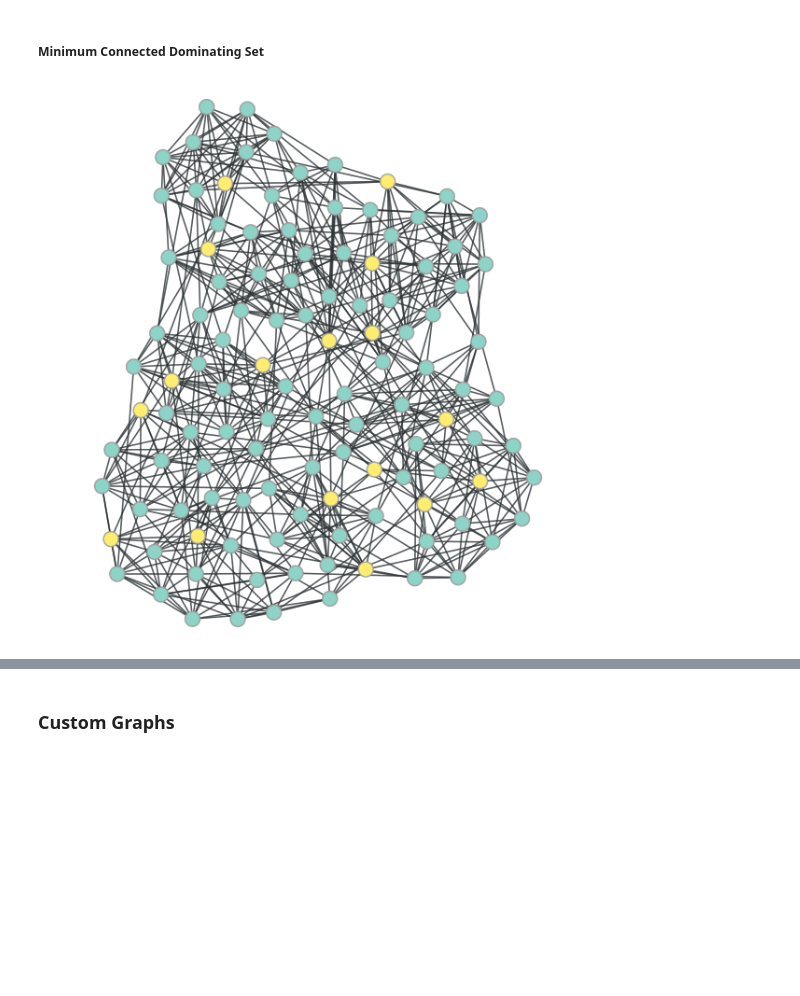
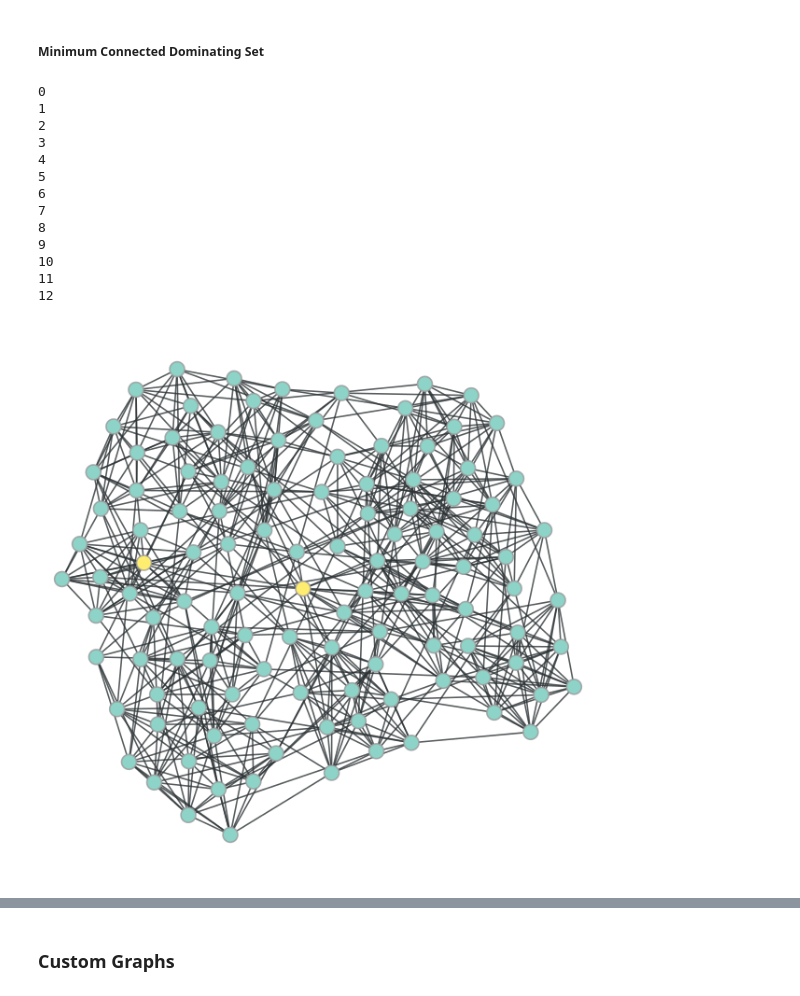
Before and after one commit to achalagarwal/Network-Optimization, a Jupyter notebook: Notebooks/Graph-Tool.ipynb, the cells around one changed output, grey strips where cells are left out. Saved outputs shown, nothing was run; the diff lists cells and outputs as text; code cells hidden in the pictures; blank space fills up the shorter version.

```diff
--- a/Notebooks/Graph-Tool.ipynb
+++ b/Notebooks/Graph-Tool.ipynb
@@ -348,6 +349,7 @@ class Algorithms(Enum):
     MIN_CONNECTED_DOMINATING_SET =2
     MIN_WEIGHT_DOMINATING_SET =3
     MIN_WEIGHT_CONNECTED_DOMINATING_SET =4
+    PENALTY_DOMINATING_SET =5
 # %%
 def compute(graph, algorithm, exact=False):
 
@@ -431,6 +434,19 @@ gt.draw.graph_draw(graph, vertex_fill_color=compute(graph, Algorithms.MIN_DOMINA
 # %% [markdown]
 ##### Minimum Connected Dominating Set
 # %%
-gt.draw.graph_draw(graph, vertex_fill_color=compute(graph, Algorithms.MIN_CONNECTED_DOMINATING_SET, exact=False ))
+gt.draw.graph_draw(graph, vertex_fill_color=compute(graph, Algorithms.PENALTY_DOMINATING_SET, exact=False ))
 # %% [output]
+0
+1
+2
+3
+4
+5
+6
+7
+8
+9
+10
+11
+12
-[figure, old version]
+[figure, new version]
```
Also changed, not shown: parts of 32 cells of this notebook.
